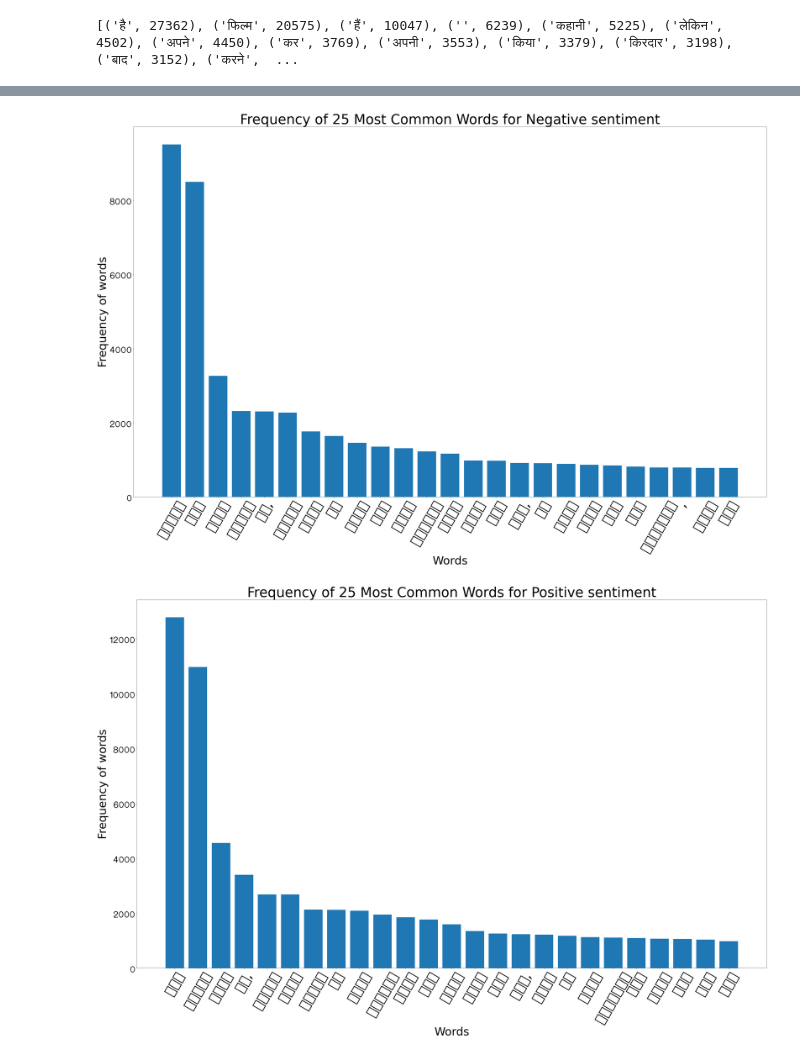
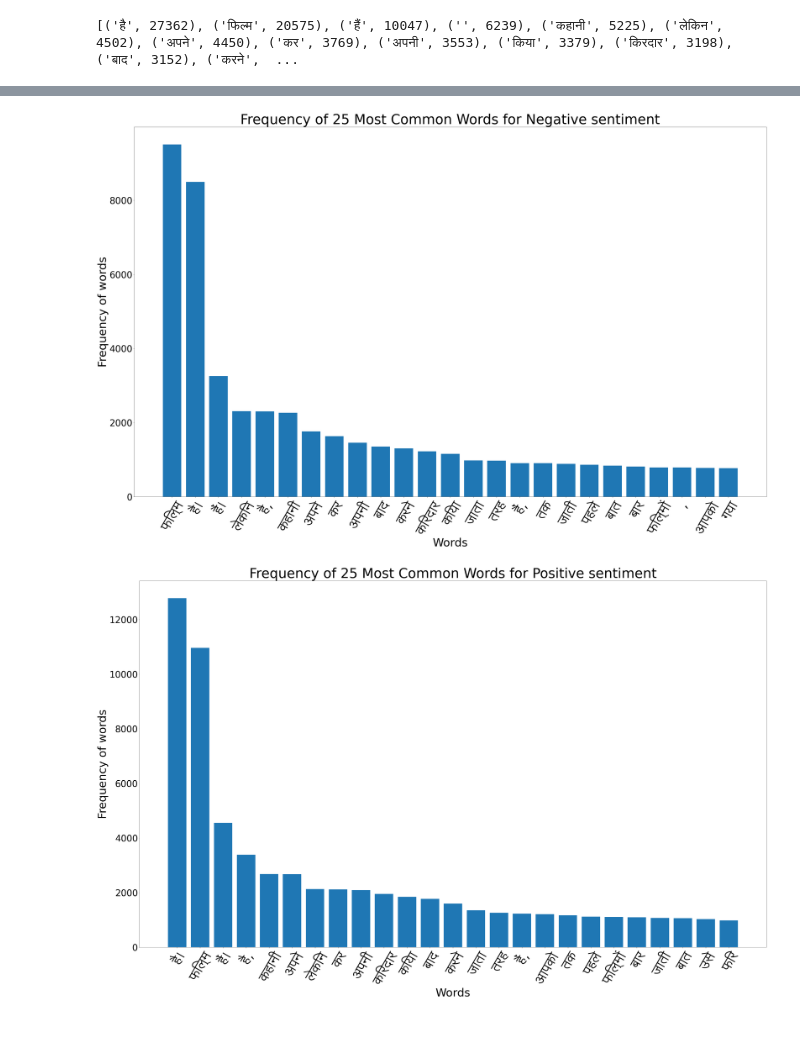
Before and after one commit to KartikGarg19/Hindi-Text-Corpus, a Jupyter notebook: ExploratoryAnalysisTFA.ipynb, the cells around one changed output, grey strips where cells are left out. Saved outputs shown, nothing was run; the diff lists cells and outputs as text; code cells hidden in the pictures; blank space fills up the shorter version.

```diff
--- a/ExploratoryAnalysisTFA.ipynb
+++ b/ExploratoryAnalysisTFA.ipynb
@@ -95,19 +101,19 @@ group_by = df.groupby('Sentiment')['Review'].apply(lambda x: Counter(' '.join(x)
 # %%
 group_by_0 = group_by.iloc[0]
 words0 = list(zip(*group_by_0))[0]
 freq0 = list(zip(*group_by_0))[1]
 
 plt.figure(figsize=(50, 30))
 plt.bar(words0, freq0)
 plt.xlabel('Words', fontsize=50)
 plt.ylabel('Frequency of words', fontsize=50)
 hindi_font = FontProperties(fname = 'Lohit-Devanagari.ttf')
-plt.yticks(fontproperties = hindi_font, fontsize=40)
-plt.xticks(rotation=60, fontsize=60)
+plt.yticks(fontsize=40)
+plt.xticks(fontproperties = hindi_font, rotation=60, fontsize=60)
 plt.title('Frequency of 25 Most Common Words for Negative sentiment', fontsize=60)
 plt.show()
 # %% [output]
-[figure, old version]
+[figure, new version]
 # %%
 group_by_1 = group_by.iloc[1]
 words1 = list(zip(*group_by_1))[0]
@@ -118,9 +124,9 @@ plt.bar(words1, freq1)
 plt.xlabel('Words', fontsize=50)
 plt.ylabel('Frequency of words', fontsize=50)
 hindi_font = FontProperties(fname = 'Lohit-Devanagari.ttf')
-plt.yticks(fontproperties = hindi_font, fontsize=40)
-plt.xticks(rotation=60, fontsize=60)
+plt.yticks(fontsize=40)
+plt.xticks(fontproperties = hindi_font, rotation=60, fontsize=60)
 plt.title('Frequency of 25 Most Common Words for Positive sentiment', fontsize=60)
 plt.show()
 # %% [output]
-[figure, old version]
+[figure, new version]
```
Also changed, not shown: parts of 2 cells of this notebook.
